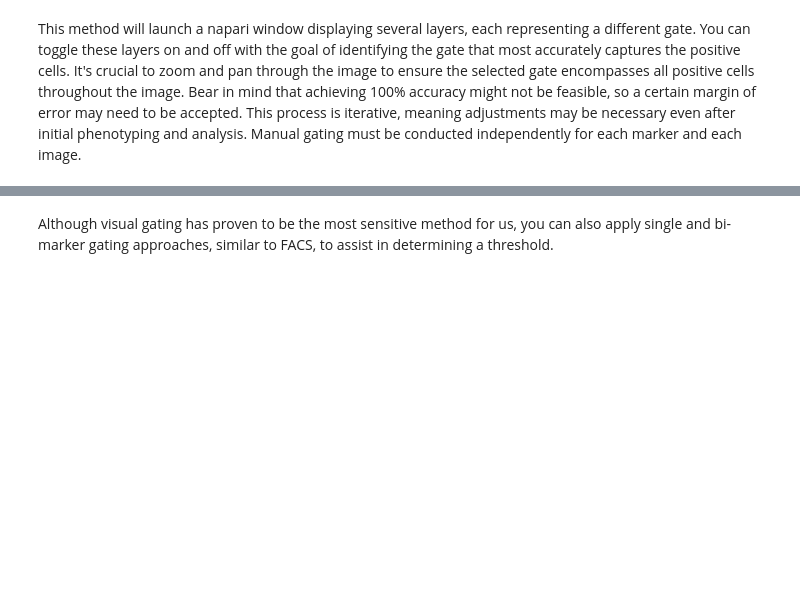
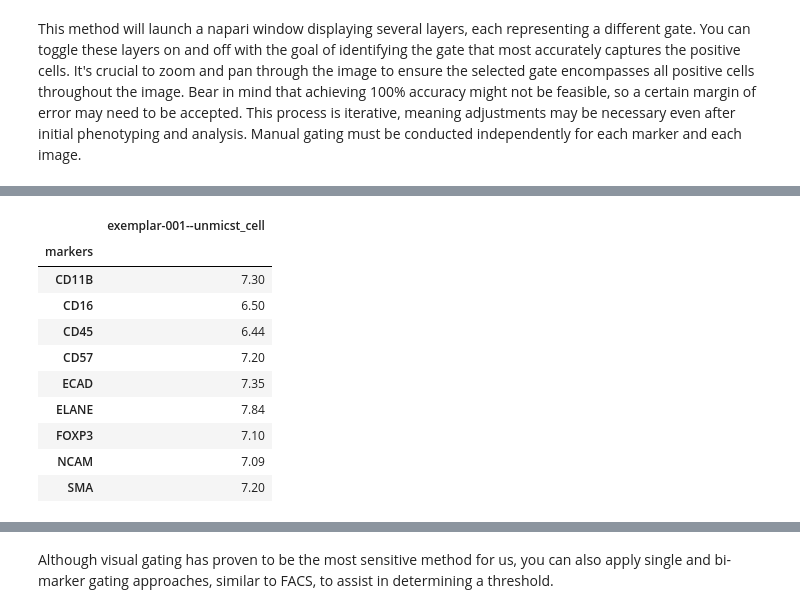
Before and after one commit to labsyspharm/scimap, a Jupyter notebook: docs/tutorials/nbs/scimap_phenotyping.ipynb, the cells around one changed output, grey strips where cells are left out. Cells and saved outputs as stored; diff of their text form; code cells hidden in the pictures; blank space fills up the shorter version.

```diff
--- a/docs/tutorials/nbs/scimap_phenotyping.ipynb
+++ b/docs/tutorials/nbs/scimap_phenotyping.ipynb
@@ -38,0 +55,15 @@ sm.pl.gate_finder (image_path, adata, marker_of_interest, from_gate = 5, to_gate
+# %%
+# check the gates
+adata.uns['gates']
+# %% [output]
+|  | exemplar-001--unmicst_cell |
+| markers |  |
+| CD11B | 7.30 |
+| CD16 | 6.50 |
+| CD45 | 6.44 |
+| CD57 | 7.20 |
+| ECAD | 7.35 |
+| ELANE | 7.84 |
+| FOXP3 | 7.10 |
+| NCAM | 7.09 |
+| SMA | 7.20 |
```
Also changed, not shown: parts of 12 cells of this notebook, 2 other files.
